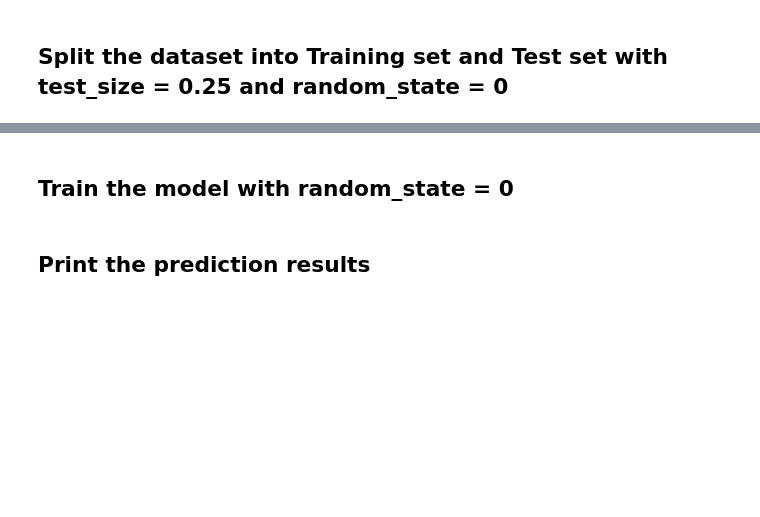
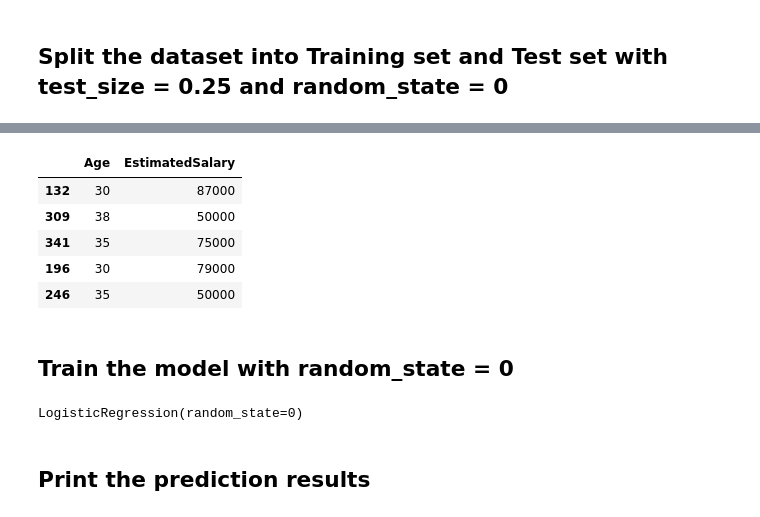
Before and after one commit to Tuwaiq-Data-Science-Bootcamp-V3/Logistic-Regression-Lab1, a Jupyter notebook: LogisticRegression_Assignment.ipynb, the cells around one changed output, grey strips where cells are left out. Saved outputs shown, nothing was run; the diff lists cells and outputs as text; code cells hidden in the pictures; blank space fills up the shorter version.

```diff
--- a/LogisticRegression_Assignment.ipynb
+++ b/LogisticRegression_Assignment.ipynb
@@ -68,4 +83,21 @@ Name: Purchased, dtype: int64
+# %%
+X_test.head()
+# %% [output]
+|  | Age | EstimatedSalary |
+| 132 | 30 | 87000 |
+| 309 | 38 | 50000 |
+| 341 | 35 | 75000 |
+| 196 | 30 | 79000 |
+| 246 | 35 | 50000 |
 # %% [markdown]
 ## Train the model with random_state = 0
+# %%
+from sklearn.linear_model import LogisticRegression
+from sklearn.metrics import classification_report, confusion_matrix, accuracy_score
+
+classifier = LogisticRegression(random_state=0)
+classifier
+# %% [output]
+LogisticRegression(random_state=0)
 # %% [markdown]
 ## Print the prediction results
```
Also changed, not shown: parts of 22 cells of this notebook.
